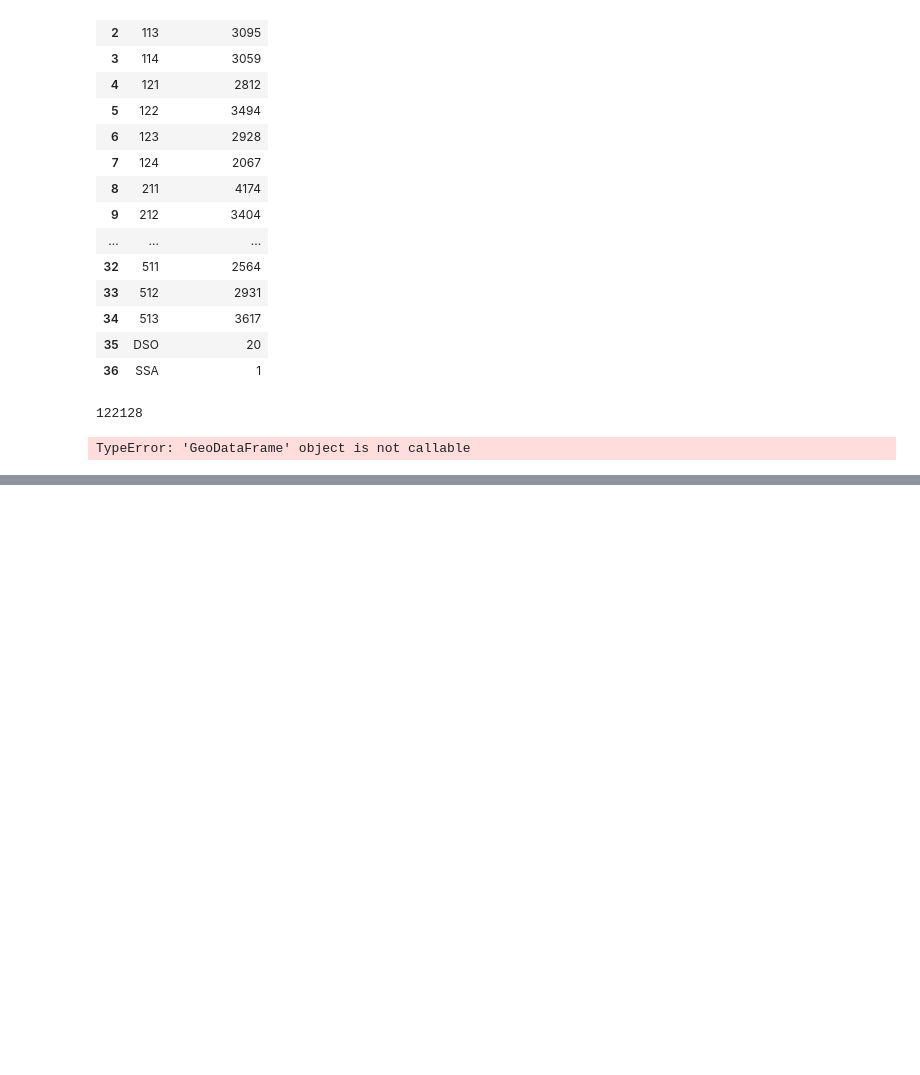
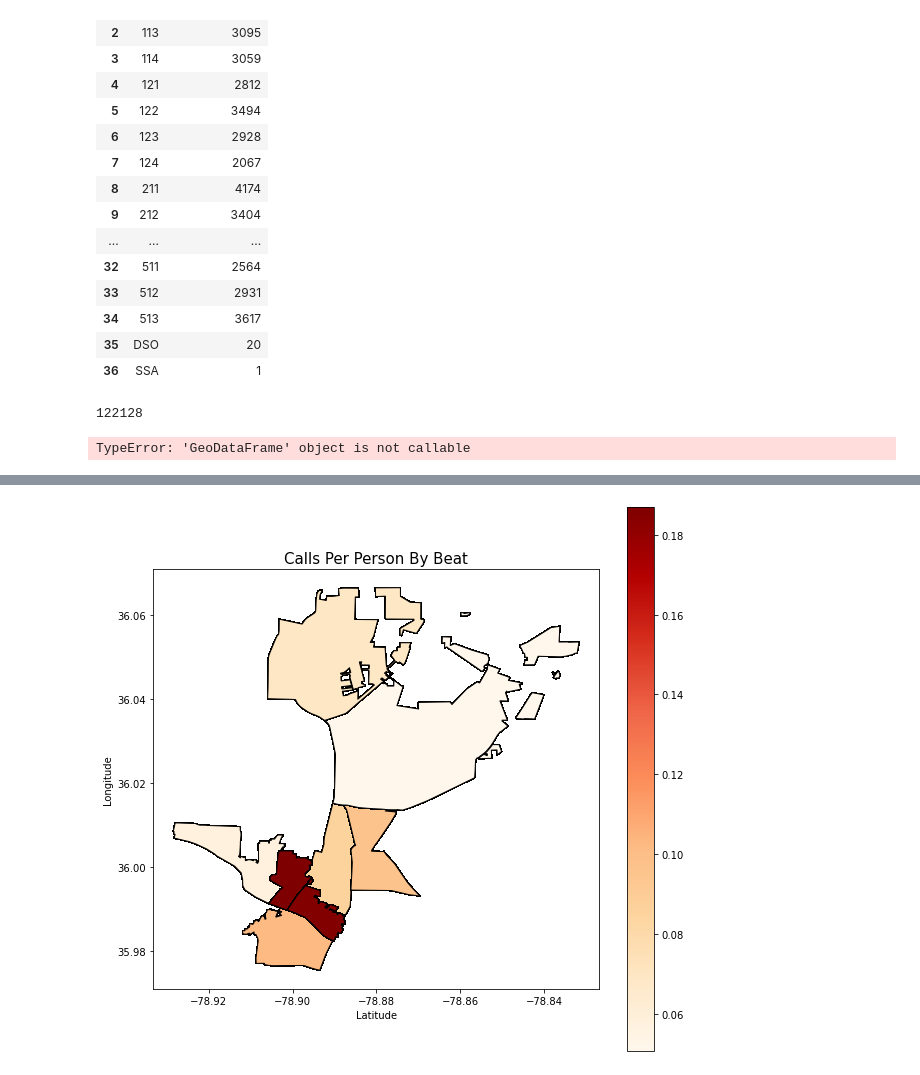
Before and after one commit to sadiesheridan/dataplus-project27-community-safety-durham, a Jupyter notebook: 10_code/dpddata.ipynb, the cells around one changed output, grey strips where cells are left out. Cells and saved outputs as stored; diff of their text form; code cells hidden in the pictures; blank space fills up the shorter version.

Commit message:
made call per person

```diff
--- a/10_code/dpddata.ipynb
+++ b/10_code/dpddata.ipynb
@@ -744,0 +756,4 @@ plt.show()
+# %%
+commsafe_list = [511, 512, 513, 411, 111, 112, 214, 223]
+policebeatscomm = policebeats[policebeats['Beat'].isin(commsafe_list)]
+policebeatscomm
@@ -744,0 +770,5 @@ plt.show()
+# %%
+policebeats_w_dpd = gpd.sjoin(policebeatscomm, nonzero)
+# %%
+allcalls = policebeats_w_dpd.groupby(['LAWBEAT']).size().to_frame(name = 'calls_count').reset_index()
+allcalls
@@ -744,0 +785,5 @@ plt.show()
+# %%
+#raceineachbeat = pd.merge(beatracewithcalls, allcalls, left_on='Beat_x', right_on='LAWBEAT')
+raceineachbeat = beatracewithcalls.set_index('Beat_x').join(allcalls.set_index('LAWBEAT'))
+raceineachbeat['callsperperson']= raceineachbeat['calls_count'] / raceineachbeat['total_']
+raceineachbeat
@@ -744,0 +804,14 @@ plt.show()
+# %%
+#trying to plot the race data by beat
+fig, base = plt.subplots(figsize = (10,10))
+raceineachbeat.plot(column='callsperperson',
+                                legend=True,
+                                cmap="OrRd", ax=base, aspect=1, edgecolor = 'black');
+
+# ax.set(title='Number of Calls by Police Beat')
+plt.title("Calls Per Person By Beat", fontsize = 15)
+plt.xlabel("Latitude")
+plt.ylabel("Longitude")
+plt.show()
+# %% [output]
+[figure, added]
```
Also changed, not shown: parts of 15 cells of this notebook, 1 other file.
